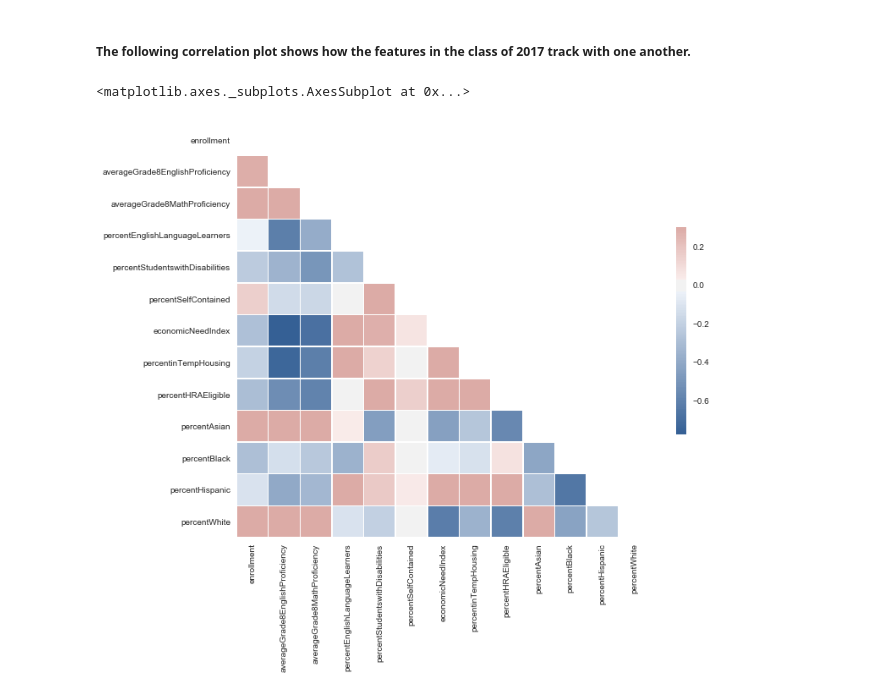
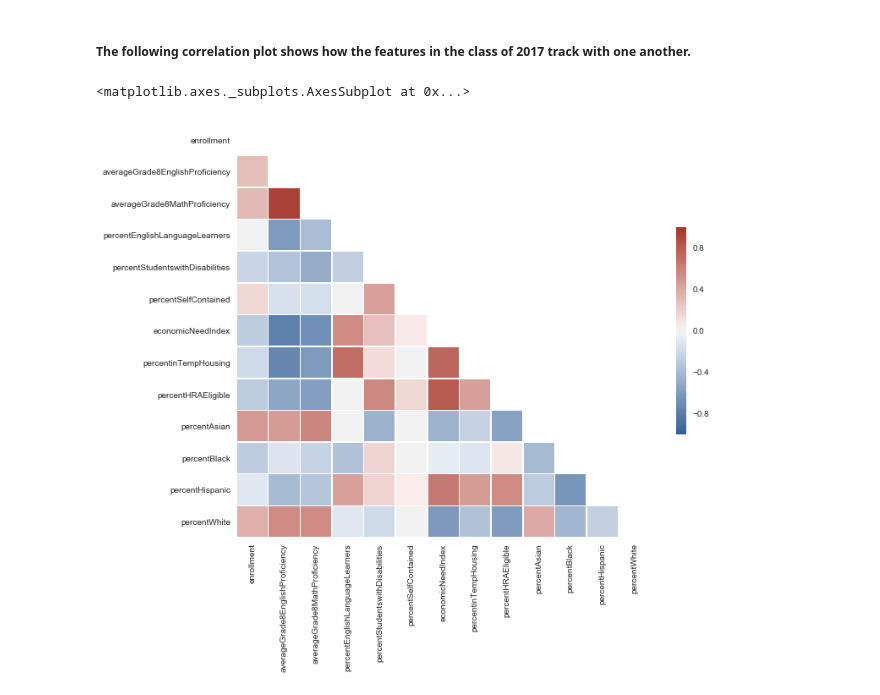
Before and after one commit to trivenigandhi/dataScience, a Jupyter notebook: NYC Education Analyses/Initial_Data_Visualizations.ipynb, the cells around one changed output. Cells and saved outputs as stored; diff of their text form; code cells hidden in the pictures.

```diff
--- a/NYC Education Analyses/Initial_Data_Visualizations.ipynb
+++ b/NYC Education Analyses/Initial_Data_Visualizations.ipynb
@@ -12,8 +12,8 @@ import matplotlib
 import matplotlib.pyplot as plt
 %matplotlib inline
 # %%
-data = pd.read_csv("/Users/Triveni/Desktop/dataScience/data/sqrAnalysisData.csv")
-current = data[data['schoolYear']=='201617']
+data = pd.read_csv("data/sqrAnalysisData.csv")
+current = data[data['schoolYear']=='2016-17']
 currentFeatures = current.iloc[:,0:15]
-currentTargets = current.iloc[:,15:]
+currentTargets = current.iloc[:,15:-1]
 # %% [markdown]
@@ -37,3 +34,0 @@ axes[1][1].set_title("Lowest Third Graduation Rate")
-# %%
-sns.set(style="white")
-sns.distplot(currentTargets['collegeandCareerPreparatoryCourseIndex'].dropna().rename("") , color="teal").set_title("College and Career Readiness Index")
@@ -45,14 +37,14 @@ sns.distplot(currentTargets['collegeandCareerPreparatoryCourseIndex'].dropna().r
 # %%
 sns.set(style="white")
 corr = currentFeatures.corr() # Compute the correlation matrix
 mask = np.zeros_like(corr, dtype=np.bool) # Generate a mask for the upper triangle
 mask[np.triu_indices_from(mask)] = True
 f, ax = plt.subplots(figsize=(11, 9)) # Set up the matplotlib figure
 cmap = sns.diverging_palette(250, 15, s=75, l=40,n=9, center="light", as_cmap=True) # Generate a custom diverging colormap
 
 # Draw the heatmap with the mask and correct aspect ratio
-sns.heatmap(corr, mask=mask, vmax=.3, cmap = cmap, center=0,
+sns.heatmap(corr, mask=mask, vmax=1,vmin=-1, cmap = cmap, center=0,
             square=True, linewidths=.5, cbar_kws={"shrink": .5})
 # %% [output]
 <matplotlib.axes._subplots.AxesSubplot at 0x...>
-[figure, old version]
+[figure, new version]
```
Also changed, not shown: parts of 4 cells of this notebook, 3 other files.
